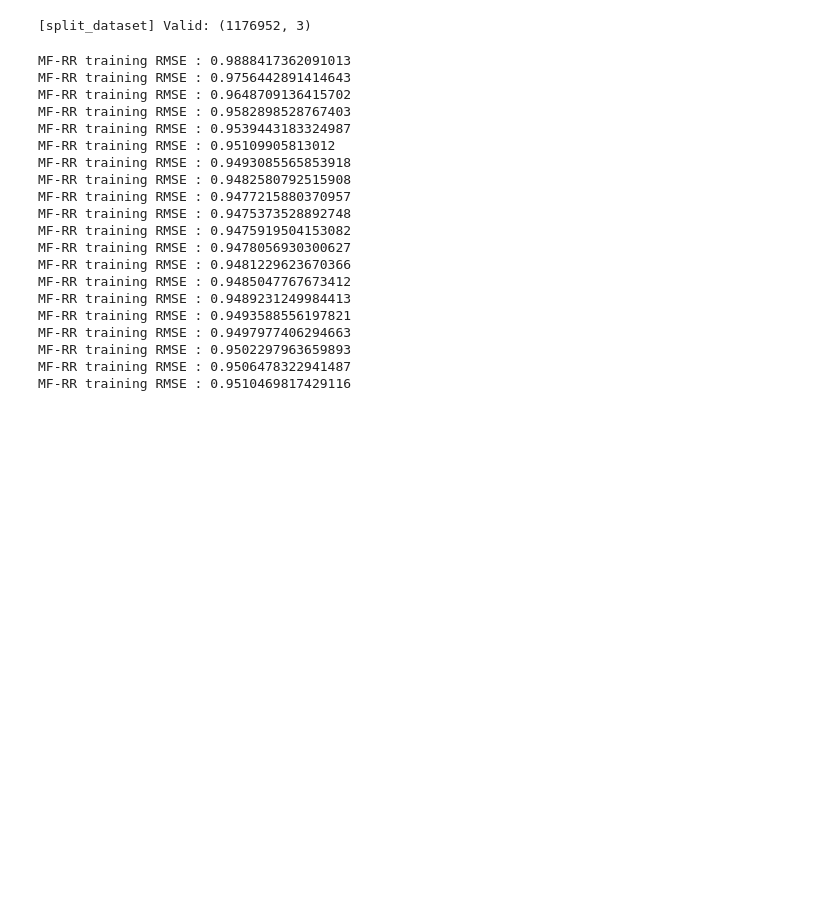
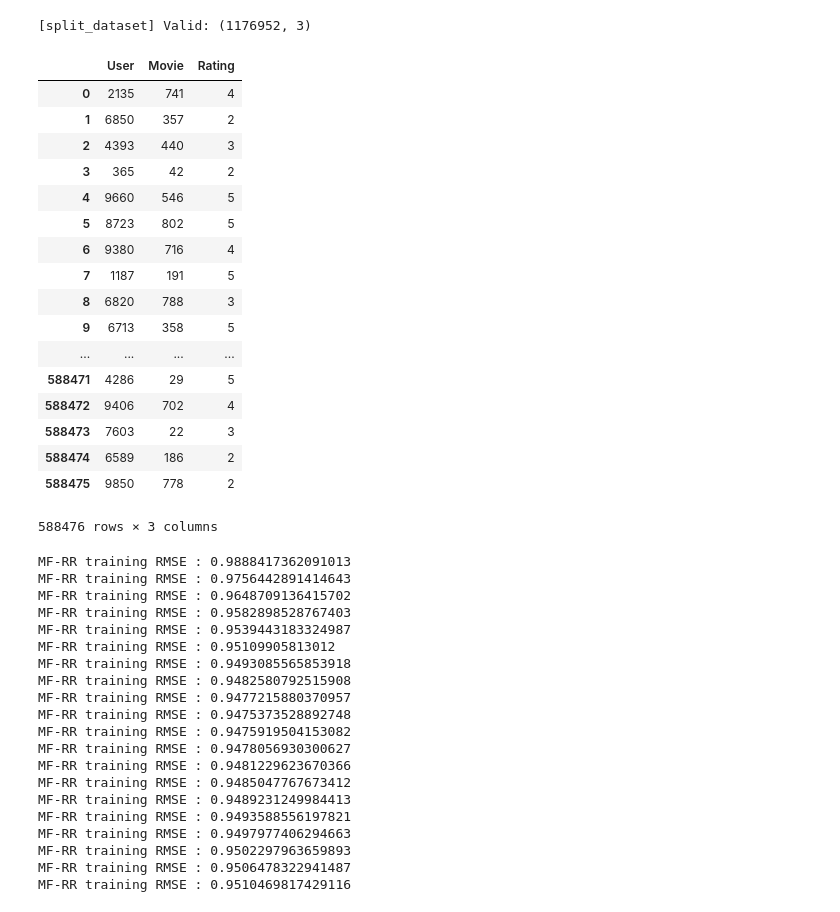
Before and after one commit to yukixLLL/MLProjects, a Jupyter notebook: Project2/run_yr_MFRR.ipynb, the cells around one changed output. Saved outputs shown, nothing was run; the diff lists cells and outputs as text; code cells hidden in the pictures; blank space fills up the shorter version.

```diff
--- a/Project2/run_yr_MFRR.ipynb
+++ b/Project2/run_yr_MFRR.ipynb
@@ -126,6 +168,27 @@ test_df = load_dataset(test_dataset)
 train_tr, test_tr = split_dataset(train_df,p_test=0.5)
 # %% [output]
 [split_dataset] Valid: (1176952, 3)
+# %%
+train_tr
+# %% [output]
+|  | User | Movie | Rating |
+| 0 | 2135 | 741 | 4 |
+| 1 | 6850 | 357 | 2 |
+| 2 | 4393 | 440 | 3 |
+| 3 | 365 | 42 | 2 |
+| 4 | 9660 | 546 | 5 |
+| 5 | 8723 | 802 | 5 |
+| 6 | 9380 | 716 | 4 |
+| 7 | 1187 | 191 | 5 |
+| 8 | 6820 | 788 | 3 |
+| 9 | 6713 | 358 | 5 |
+| ... | ... | ... | ... |
+| 588471 | 4286 | 29 | 5 |
+| 588472 | 9406 | 702 | 4 |
+| 588473 | 7603 | 22 | 3 |
+| 588474 | 6589 | 186 | 2 |
+| 588475 | 9850 | 778 | 2 |
+588476 rows × 3 columns
 # %%
 prediction = mf_rr_algo("",train_tr,test_tr)
 # %% [output]
```
Also changed, not shown: parts of 10 cells of this notebook, 1 other file.
